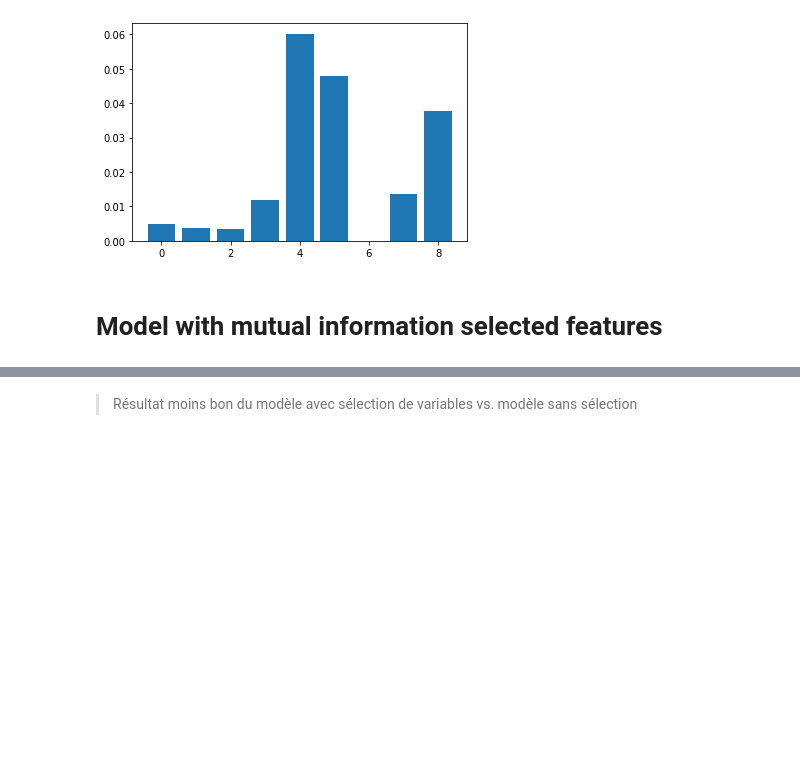
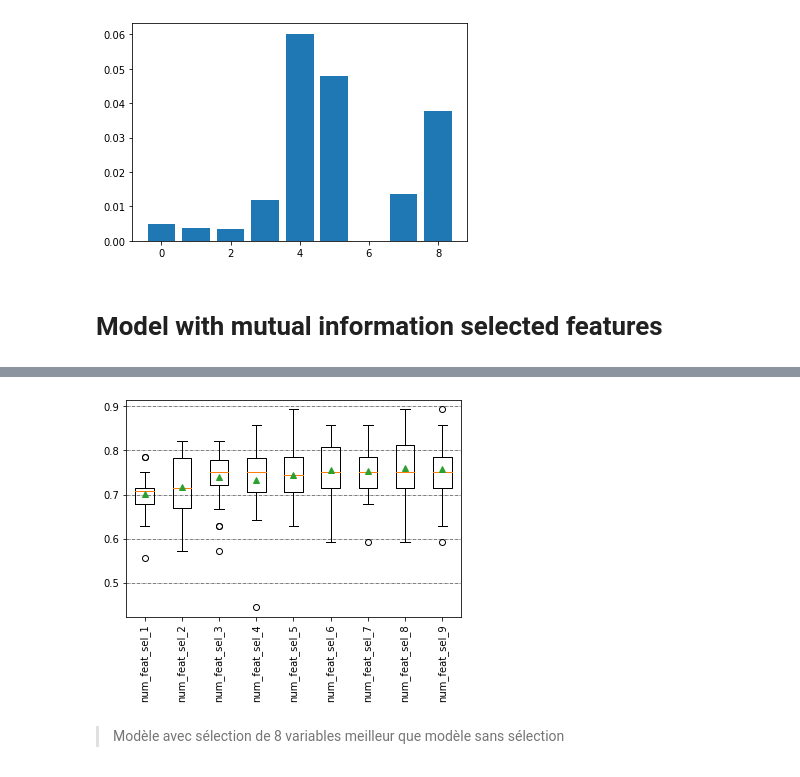
Before and after one commit to fboucharel/trove, a Jupyter notebook: datascience - python - Feature Selection with Categorical Data.ipynb, the cells around one changed output, grey strips where cells are left out. Saved outputs shown, nothing was run; the diff lists cells and outputs as text; code cells hidden in the pictures; blank space fills up the shorter version.

```diff
--- a/datascience - python - Feature Selection with Categorical Data.ipynb
+++ b/datascience - python - Feature Selection with Categorical Data.ipynb
@@ -150,7 +220,3 @@ pyplot.show()
 [figure]
 # %% [markdown]
 # Model with mutual information selected features
-# %%
-feat_sel = SelectKBest( score_func = mutual_info_classif , k = 4 )
-
-feat_sel.fit( X_oe , y )
@@ -162,8 +264,11 @@ X_oe_fs = feat_sel.transform( X_oe )
 # %%
-mdl = LogisticRegression( solver='lbfgs' )
+# scores sur X_oe ( et non X )
+# Passage OrdonalEncoder dans pipeline problématique : des catégories ne sont pas représentées partout
 
-cv = RepeatedStratifiedKFold( n_splits = 10 , n_repeats = 3 , random_state = 999 )
+def evaluate_model( mdl ) :
 
-n_scores = cross_val_score( mdl , X_oe_fs , y , scoring = 'accuracy' , cv = cv , n_jobs = -1 , error_score = 'raise' )
+    cv = RepeatedStratifiedKFold( n_splits = 10 , n_repeats = 3 , random_state = 999 )
 
-print( f'accuracy : {mean(n_scores):.3f} ( {std(n_scores):.3f})' )
+    scores = cross_val_score( mdl , X_oe , y , scoring = 'accuracy' , cv = cv , n_jobs = -1 , error_score = 'raise' )
+
+    return scores
@@ -171,0 +275,16 @@ accuracy : 0.750 ( 0.063)
+# %%
+models = get_models( 1 , X.shape[1] )
+
+results = list()
+
+names = list()
+
+for name , model in models.items() :
+
+    names.append( name )
+
+    scores = evaluate_model( model )
+
+    results.append( scores )
+
+    print( f'{name} : accuracy : {mean( scores):.3f} ( {std(n_scores):.3f})' )
@@ -172,2 +301,12 @@ accuracy : 0.750 ( 0.063)
+# %%
+pyplot.boxplot( results , labels = names , showmeans = True )
+
+pyplot.grid( axis = 'y' , color='black', linestyle='-.', linewidth=0.5)
+
+pyplot.xticks( rotation = 90 )
+
+pyplot.show()
+# %% [output]
+[figure, added]
 # %% [markdown]
-> Résultat moins bon du modèle avec sélection de variables vs. modèle sans sélection
+> Modèle avec sélection de 8 variables meilleur que modèle sans sélection
```
Also changed, not shown: parts of 13 cells of this notebook.
